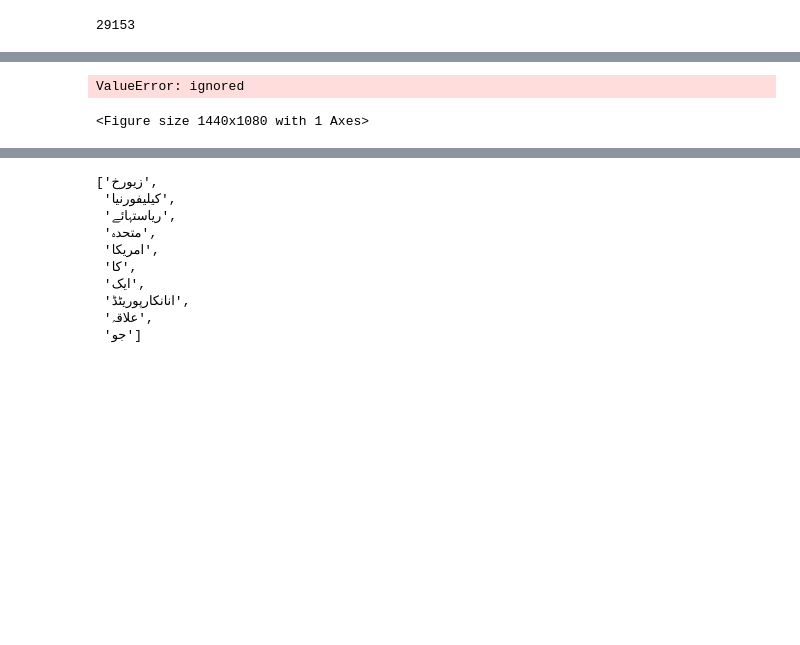
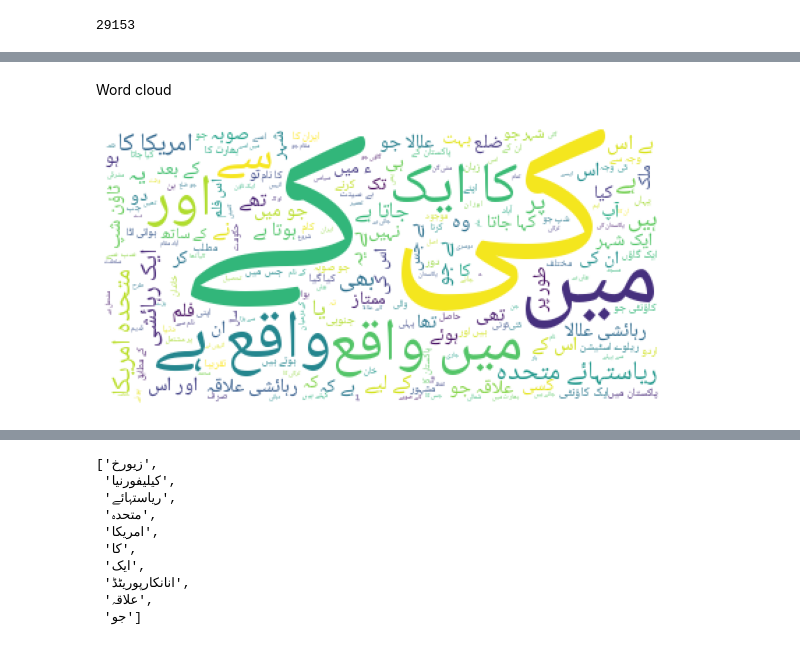
Before and after one commit to VaneezaAhmad/Text-Prediction, a Jupyter notebook: Urdu_predictive_text.ipynb, the cells around one changed output, grey strips where cells are left out. Cells and saved outputs as stored; diff of their text form; code cells hidden in the pictures; blank space fills up the shorter version.

```diff
--- a/Urdu_predictive_text.ipynb
+++ b/Urdu_predictive_text.ipynb
@@ -154,8 +108,15 @@ import arabic_reshaper
-# %%
-fig, ax = plt.subplots(figsize=(20,15))
-unique_string=(" ").join(urdu_words)
-data = get_display(arabic_reshaper.reshape(unique_string))
-ax.hist(data);
-# %% [output]
-ValueError: ignored
-<Figure size 1440x1080 with 1 Axes>
+# %% [markdown]
+Word cloud
+# %%
+from ar_wordcloud import ArabicWordCloud
+awc = ArabicWordCloud(background_color="white")
+
+unique_string=(" ").join(urdu_words)
+wc = awc.from_text(unique_string)
+
+plt.figure(figsize=(10,6))
+plt.imshow(wc)
+plt.axis("off")
+plt.show();
+# %% [output]
+[figure, added]
```
Also changed, not shown: parts of 70 cells of this notebook.
